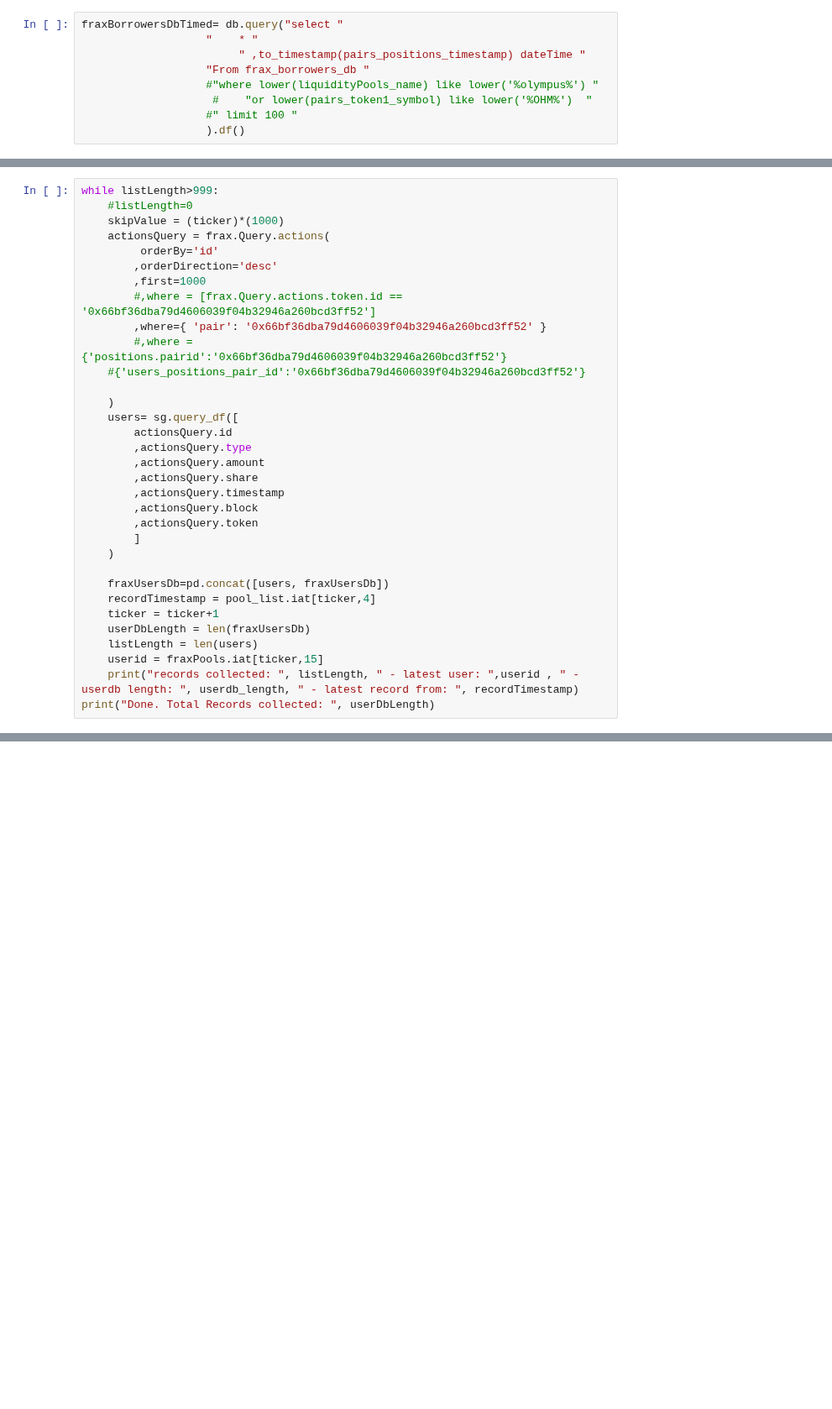
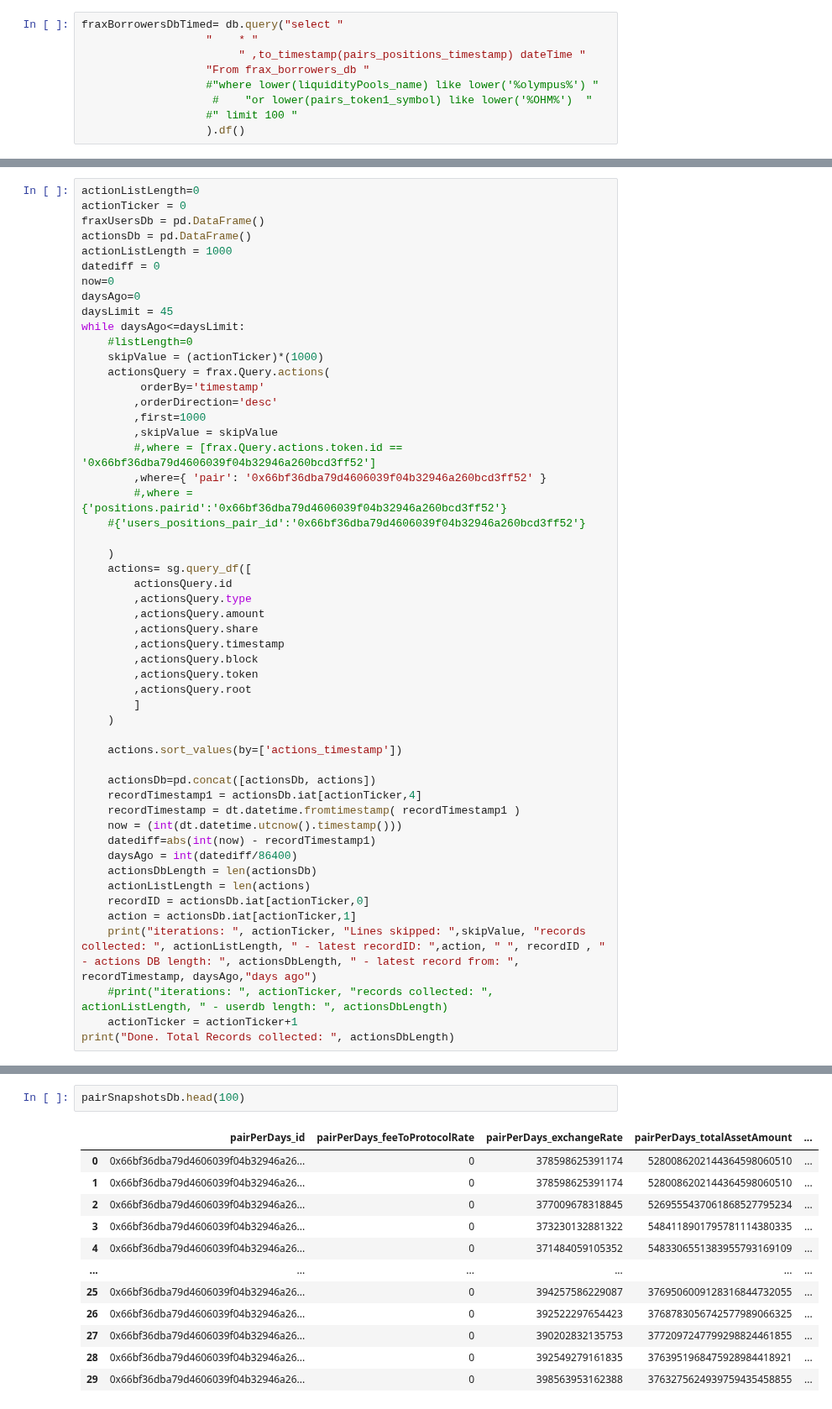
Before and after one commit to EdgeCaser/EconohmetricsOld, a Jupyter notebook: ohmFraxBorrowers.ipynb, the cells around one changed output, grey strips where cells are left out. Shown at 84% size. Saved outputs shown, nothing was run; the diff lists cells and outputs as text; blank space fills up the shorter version.

```diff
--- a/ohmFraxBorrowers.ipynb
+++ b/ohmFraxBorrowers.ipynb
@@ -156,18 +152,28 @@ fraxUsersDb.head(1000)
 # %%
-while listLength>999:
+actionListLength=0
+actionTicker = 0
+fraxUsersDb = pd.DataFrame()
+actionsDb = pd.DataFrame()
+actionListLength = 1000
+datediff = 0
+now=0
+daysAgo=0
+daysLimit = 45
+while daysAgo<=daysLimit:
     #listLength=0
-    skipValue = (ticker)*(1000)
+    skipValue = (actionTicker)*(1000)
     actionsQuery = frax.Query.actions(
-         orderBy='id'
+         orderBy='timestamp'
         ,orderDirection='desc'
         ,first=1000
+        ,skipValue = skipValue
         #,where = [frax.Query.actions.token.id == '0x66bf36dba79d4606039f04b32946a260bcd3ff52']
         ,where={ 'pair': '0x66bf36dba79d4606039f04b32946a260bcd3ff52' }
         #,where = {'positions.pairid':'0x66bf36dba79d4606039f04b32946a260bcd3ff52'}
     #{'users_positions_pair_id':'0x66bf36dba79d4606039f04b32946a260bcd3ff52'}
 
     )
-    users= sg.query_df([
+    actions= sg.query_df([
         actionsQuery.id
         ,actionsQuery.type
         ,actionsQuery.amount
@@ -175,15 +181,24 @@ while listLength>999:
         ,actionsQuery.timestamp
         ,actionsQuery.block
         ,actionsQuery.token
+        ,actionsQuery.root
         ]
     )
 
-    fraxUsersDb=pd.concat([users, fraxUsersDb])
-    recordTimestamp = pool_list.iat[ticker,4]
-    ticker = ticker+1
-    userDbLength = len(fraxUsersDb)
-    listLength = len(users)
-    userid = fraxPools.iat[ticker,15]
-    print("records collected: ", listLength, " - latest user: ",userid , " - userdb length: ", userdb_length, " - latest record from: ", recordTimestamp)
-print("Done. Total Records collected: ", userDbLength)
+    actions.sort_values(by=['actions_timestamp'])
+
+    actionsDb=pd.concat([actionsDb, actions])
+    recordTimestamp1 = actionsDb.iat[actionTicker,4]
+    recordTimestamp = dt.datetime.fromtimestamp( recordTimestamp1 )
+    now = (int(dt.datetime.utcnow().timestamp()))
+    datediff=abs(int(now) - recordTimestamp1)
+    daysAgo = int(datediff/86400)
+    actionsDbLength = len(actionsDb)
+    actionListLength = len(actions)
+    recordID = actionsDb.iat[actionTicker,0]
+    action = actionsDb.iat[actionTicker,1]
+    print("iterations: ", actionTicker, "Lines skipped: ",skipValue, "records collected: ", actionListLength, " - latest recordID: ",action, " ", recordID , " - actions DB length: ", actionsDbLength, " - latest record from: ", recordTimestamp, daysAgo,"days ago")
+    #print("iterations: ", actionTicker, "records collected: ", actionListLength, " - userdb length: ", actionsDbLength)
+    actionTicker = actionTicker+1
+print("Done. Total Records collected: ", actionsDbLength)
 # %% [output]
@@ -298,0 +332,15 @@ Done. Total Records collected:  64
+# %%
+pairSnapshotsDb.head(100)
+# %% [output]
+|  | pairPerDays_id | pairPerDays_feeToProtocolRate | pairPerDays_exchangeRate | pairPerDays_totalAssetAmount | ... |
+| 0 | 0x66bf36dba79d4606039f04b32946a26... | 0 | 378598625391174 | 5280086202144364598060510 | ... |
+| 1 | 0x66bf36dba79d4606039f04b32946a26... | 0 | 378598625391174 | 5280086202144364598060510 | ... |
+| 2 | 0x66bf36dba79d4606039f04b32946a26... | 0 | 377009678318845 | 5269555437061868527795234 | ... |
+| 3 | 0x66bf36dba79d4606039f04b32946a26... | 0 | 373230132881322 | 5484118901795781114380335 | ... |
+| 4 | 0x66bf36dba79d4606039f04b32946a26... | 0 | 371484059105352 | 5483306551383955793169109 | ... |
+| ... | ... | ... | ... | ... | ... |
+| 25 | 0x66bf36dba79d4606039f04b32946a26... | 0 | 394257586229087 | 3769506009128316844732055 | ... |
+| 26 | 0x66bf36dba79d4606039f04b32946a26... | 0 | 392522297654423 | 3768783056742577989066325 | ... |
+| 27 | 0x66bf36dba79d4606039f04b32946a26... | 0 | 390202832135753 | 3772097247799298824461855 | ... |
+| 28 | 0x66bf36dba79d4606039f04b32946a26... | 0 | 392549279161835 | 3763951968475928984418921 | ... |
+| 29 | 0x66bf36dba79d4606039f04b32946a26... | 0 | 398563953162388 | 3763275624939759435458855 | ... |
```
Also changed, not shown: parts of 19 cells of this notebook, 1 other file.
